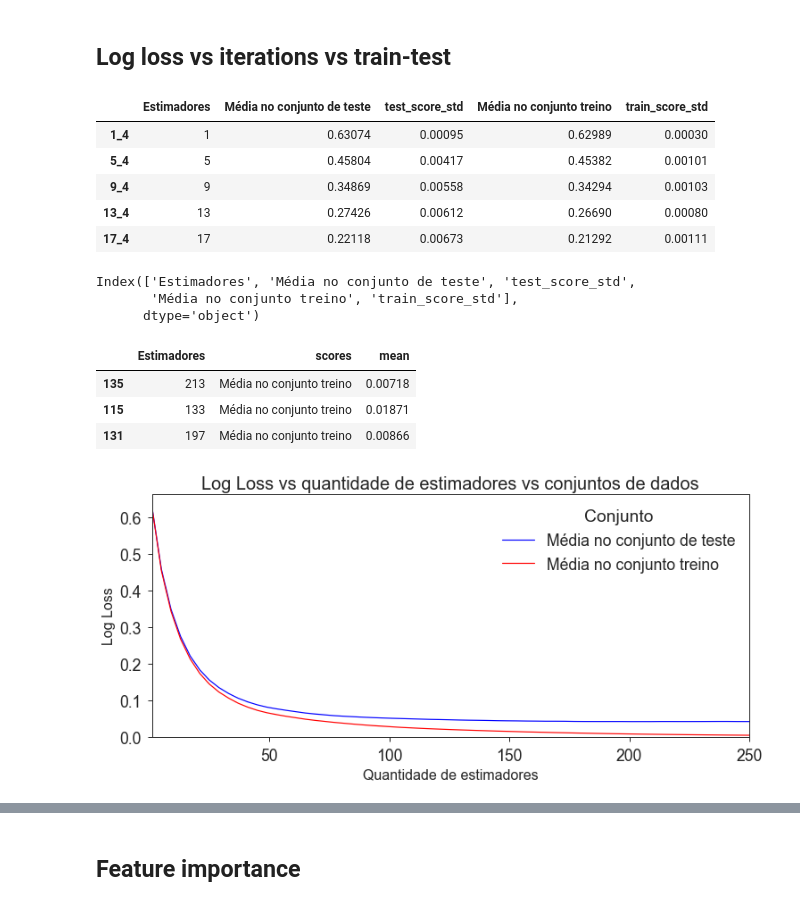
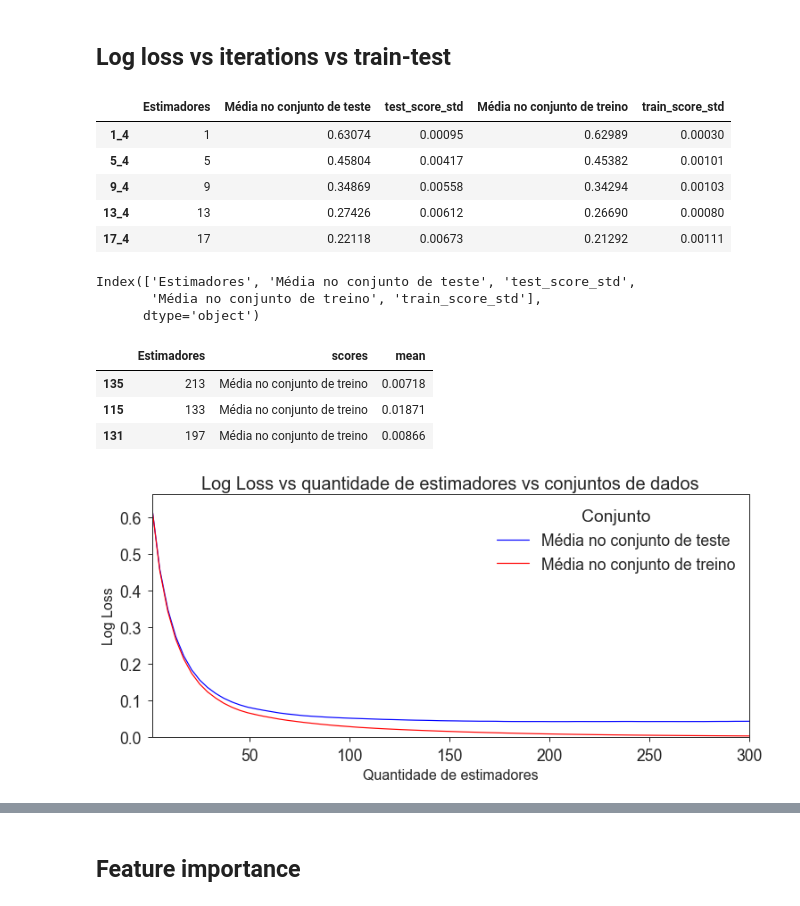
Before and after one commit to guyrux/ethereum_laundering, a Jupyter notebook: notebooks/03-ethereum_modeling_v2-suto.ipynb, the cells around one changed output, grey strips where cells are left out. Drawn from its saved outputs; the diff is of its cells as text; code cells hidden in the pictures.

```diff
--- a/notebooks/03-ethereum_modeling_v2-suto.ipynb
+++ b/notebooks/03-ethereum_modeling_v2-suto.ipynb
@@ -533,11 +551,11 @@ for n_estimator in lst_iterations:
 
 df_results_logloss = pd.DataFrame.from_dict(dct_results, orient='index')
 df_results_logloss.columns = [
-    'Estimadores', 'Média no conjunto de teste', 'test_score_std', 'Média no conjunto treino', 'train_score_std'
+    'Estimadores', 'Média no conjunto de teste', 'test_score_std', 'Média no conjunto de treino', 'train_score_std'
 ]
 df_results_logloss.head()
 # %% [output]
-|  | Estimadores | Média no conjunto de teste | test_score_std | Média no conjunto treino | train_score_std |
+|  | Estimadores | Média no conjunto de teste | test_score_std | Média no conjunto de treino | train_score_std |
 | 1_4 | 1 | 0.63074 | 0.00095 | 0.62989 | 0.00030 |
 | 5_4 | 5 | 0.45804 | 0.00417 | 0.45382 | 0.00101 |
 | 9_4 | 9 | 0.34869 | 0.00558 | 0.34294 | 0.00103 |
@@ -547,34 +565,34 @@ df_results_logloss.head()
 df_results_logloss.columns
 # %% [output]
 Index(['Estimadores', 'Média no conjunto de teste', 'test_score_std',
-       'Média no conjunto treino', 'train_score_std'],
+       'Média no conjunto de treino', 'train_score_std'],
       dtype='object')
 # %%
 df_results_logloss_melted = df_results_logloss[
-    ['Estimadores', 'Média no conjunto de teste', 'Média no conjunto treino']
+    ['Estimadores', 'Média no conjunto de teste', 'Média no conjunto de treino']
 ].melt(['Estimadores'], var_name='scores', value_name='mean')
 
 df_results_logloss_melted.sample(3, random_state=RANDOM_STATE)
 # %% [output]
 |  | Estimadores | scores | mean |
-| 135 | 213 | Média no conjunto treino | 0.00718 |
-| 115 | 133 | Média no conjunto treino | 0.01871 |
-| 131 | 197 | Média no conjunto treino | 0.00866 |
+| 135 | 213 | Média no conjunto de treino | 0.00718 |
+| 115 | 133 | Média no conjunto de treino | 0.01871 |
+| 131 | 197 | Média no conjunto de treino | 0.00866 |
 # %%
 plt.figure(figsize=(12, 5))
 
 ax = sns.lineplot(
     data=df_results_logloss_melted, x='Estimadores', y='mean', hue='scores', palette=['blue', 'red']
 )
 
 ax.set_title("Log Loss vs quantidade de estimadores vs conjuntos de dados", fontsize=20)
 ax.set_xlabel("Quantidade de estimadores", fontsize=16)
 ax.set_ylabel("Log Loss", fontsize=16)
 plt.legend(title='Conjunto', fontsize=16)
 
 sns.move_legend(ax, "upper right", bbox_to_anchor=(1, 1))
-ax.set_xlim(min(lst_iterations), 250)
+ax.set_xlim(min(lst_iterations), 300)
 ax.set_ylim(0, df_results_logloss_melted['mean'].max()*1.05);
 # %% [output]
-[figure, old version]
+[figure, new version]
 # %%
```
Also changed, not shown: parts of 23 cells of this notebook, 1 other file.
